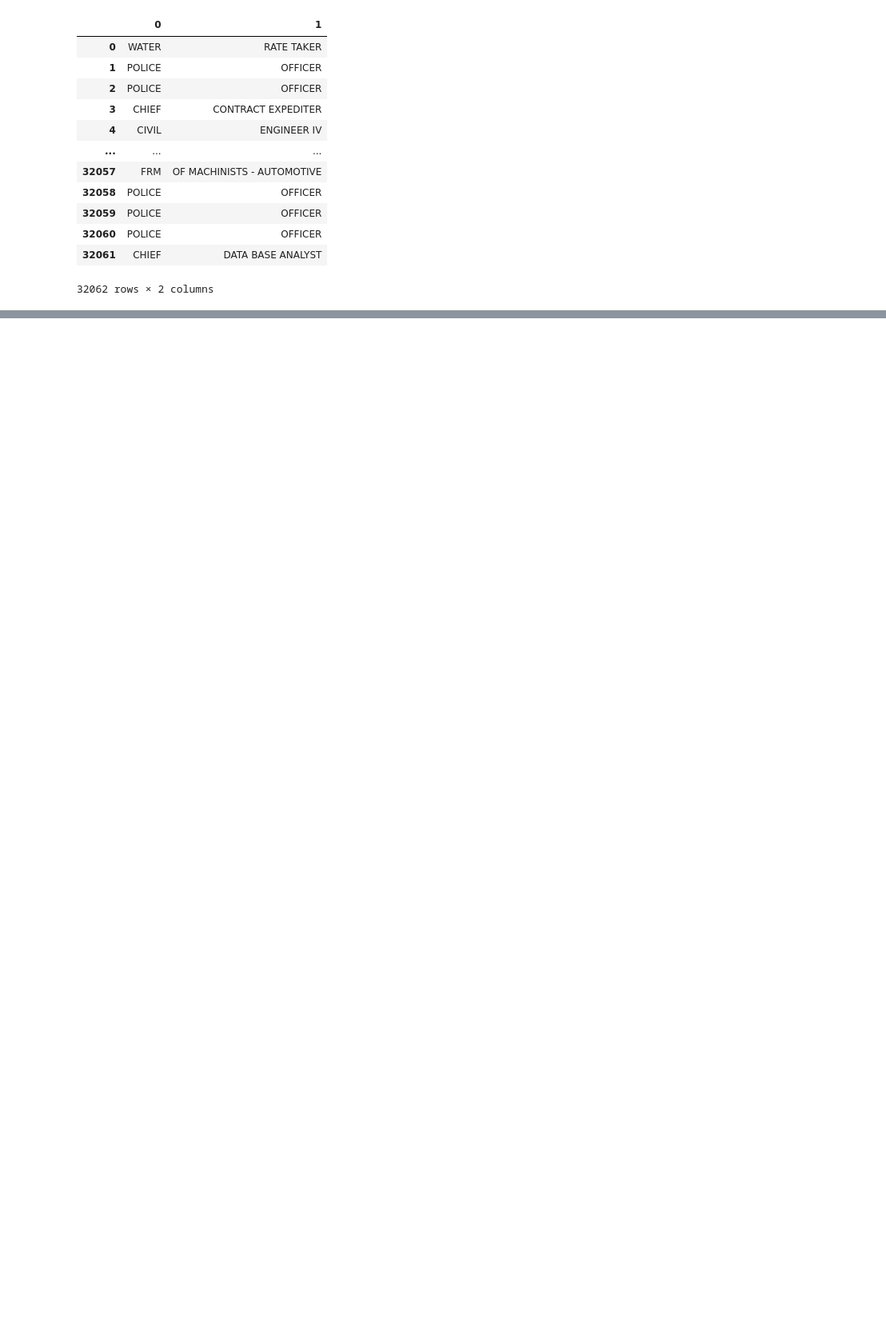
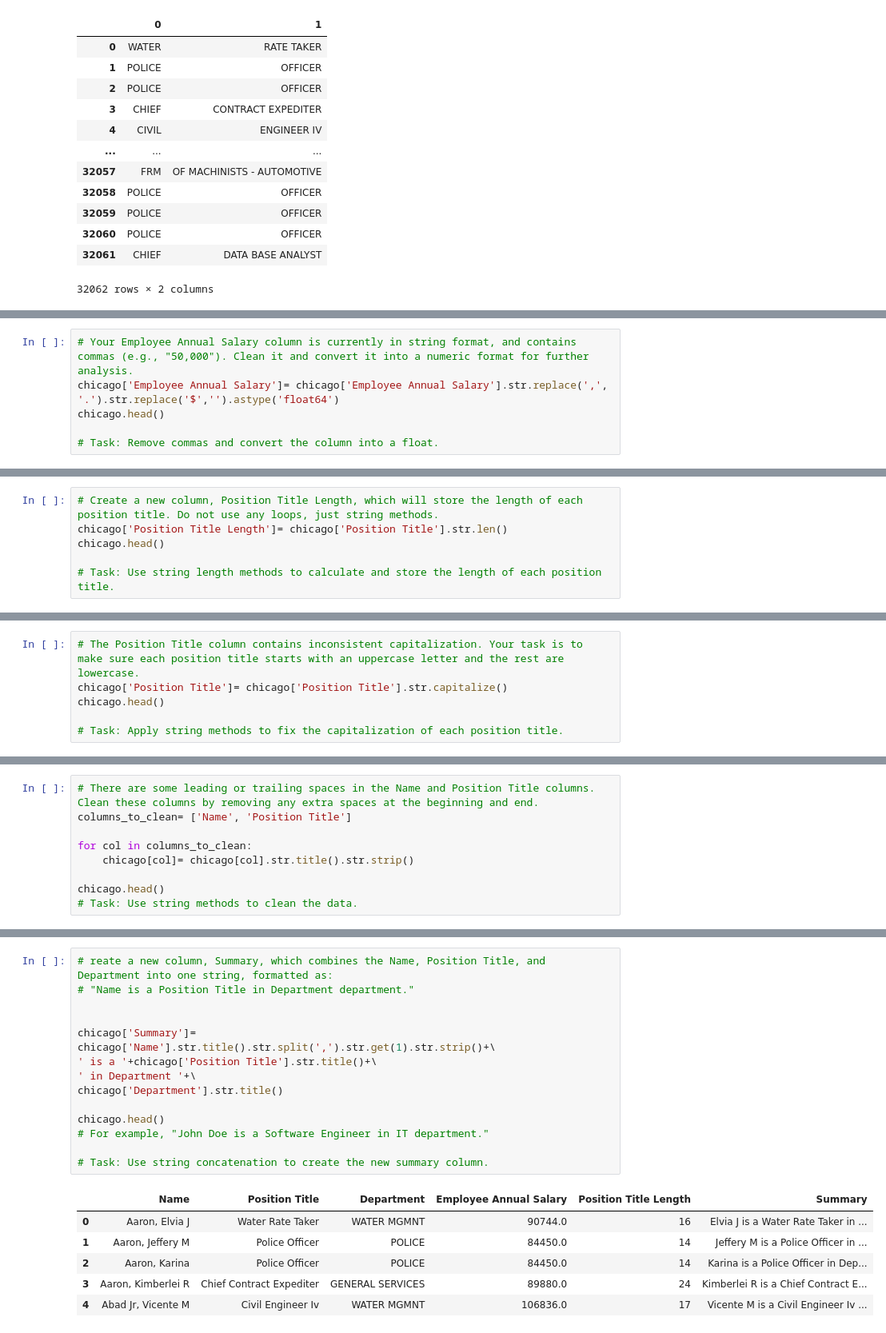
Before and after one commit to Lucas01iveira/Data-Engineering, a Jupyter notebook: Data Analysis with Pandas and Python/materials/pandas/Incomplete/07 - Working with Text Data.ipynb, the cells around one changed output, grey strips where cells are left out. Shown at 80% size. Saved outputs shown, nothing was run; the diff lists cells and outputs as text; blank space fills up the shorter version.

Commit message:
chat gpt str methods exercises

```diff
--- a/Data Analysis with Pandas and Python/materials/pandas/Incomplete/07 - Working with Text Data.ipynb
+++ b/Data Analysis with Pandas and Python/materials/pandas/Incomplete/07 - Working with Text Data.ipynb
@@ -354,0 +370,6 @@ chicago.head()
+# %%
+# Your Employee Annual Salary column is currently in string format, and contains commas (e.g., "50,000"). Clean it and convert it into a numeric format for further analysis.
+chicago['Employee Annual Salary']= chicago['Employee Annual Salary'].str.replace(',', '.').str.replace('$','').astype('float64')
+chicago.head()
+
+# Task: Remove commas and convert the column into a float.
@@ -354,0 +383,6 @@ chicago.head()
+# %%
+# Create a new column, Position Title Length, which will store the length of each position title. Do not use any loops, just string methods.
+chicago['Position Title Length']= chicago['Position Title'].str.len()
+chicago.head()
+
+# Task: Use string length methods to calculate and store the length of each position title.
@@ -354,0 +421,6 @@ chicago.head()
+# %%
+# The Position Title column contains inconsistent capitalization. Your task is to make sure each position title starts with an uppercase letter and the rest are lowercase.
+chicago['Position Title']= chicago['Position Title'].str.capitalize()
+chicago.head()
+
+# Task: Apply string methods to fix the capitalization of each position title.
@@ -354,0 +434,9 @@ chicago.head()
+# %%
+# There are some leading or trailing spaces in the Name and Position Title columns. Clean these columns by removing any extra spaces at the beginning and end.
+columns_to_clean= ['Name', 'Position Title']
+
+for col in columns_to_clean:
+    chicago[col]= chicago[col].str.title().str.strip()
+
+chicago.head()
+# Task: Use string methods to clean the data.
@@ -354,0 +523,21 @@ chicago.head()
+# %%
+# reate a new column, Summary, which combines the Name, Position Title, and Department into one string, formatted as:
+# "Name is a Position Title in Department department."
+
+
+chicago['Summary']= chicago['Name'].str.title().str.split(',').str.get(1).str.strip()+\
+' is a '+chicago['Position Title'].str.title()+\
+' in Department '+\
+chicago['Department'].str.title()
+
+chicago.head()
+# For example, "John Doe is a Software Engineer in IT department."
+
+# Task: Use string concatenation to create the new summary column.
+# %% [output]
+|  | Name | Position Title | Department | Employee Annual Salary | Position Title Length | Summary |
+| 0 | Aaron, Elvia J | Water Rate Taker | WATER MGMNT | 90744.0 | 16 | Elvia J is a Water Rate Taker in ... |
+| 1 | Aaron, Jeffery M | Police Officer | POLICE | 84450.0 | 14 | Jeffery M is a Police Officer in ... |
+| 2 | Aaron, Karina | Police Officer | POLICE | 84450.0 | 14 | Karina is a Police Officer in Dep... |
+| 3 | Aaron, Kimberlei R | Chief Contract Expediter | GENERAL SERVICES | 89880.0 | 24 | Kimberlei R is a Chief Contract E... |
+| 4 | Abad Jr, Vicente M | Civil Engineer Iv | WATER MGMNT | 106836.0 | 17 | Vicente M is a Civil Engineer Iv ... |
```
Also changed, not shown: parts of 19 cells of this notebook.
